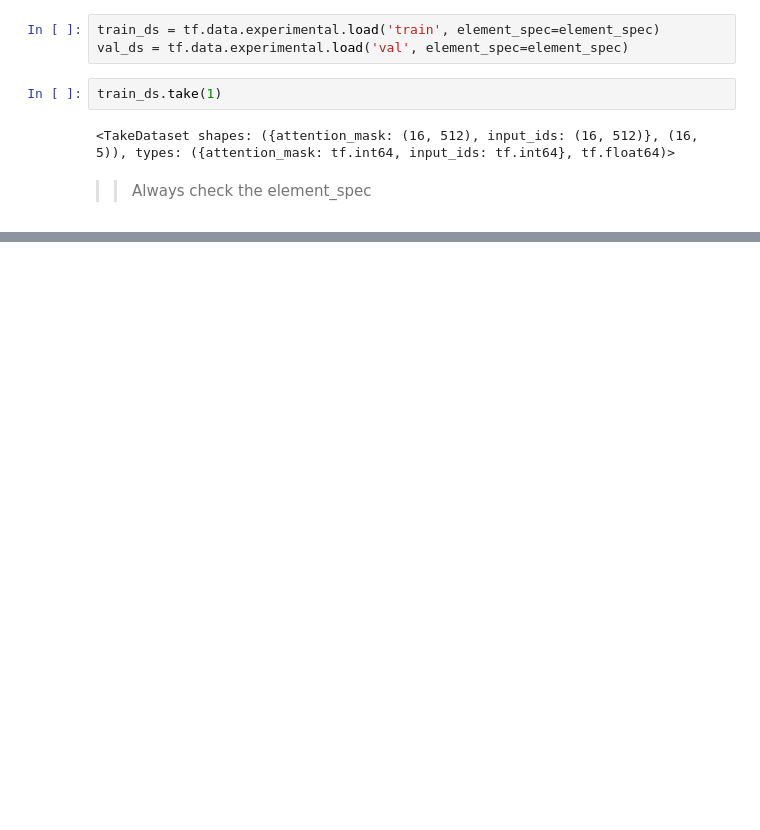
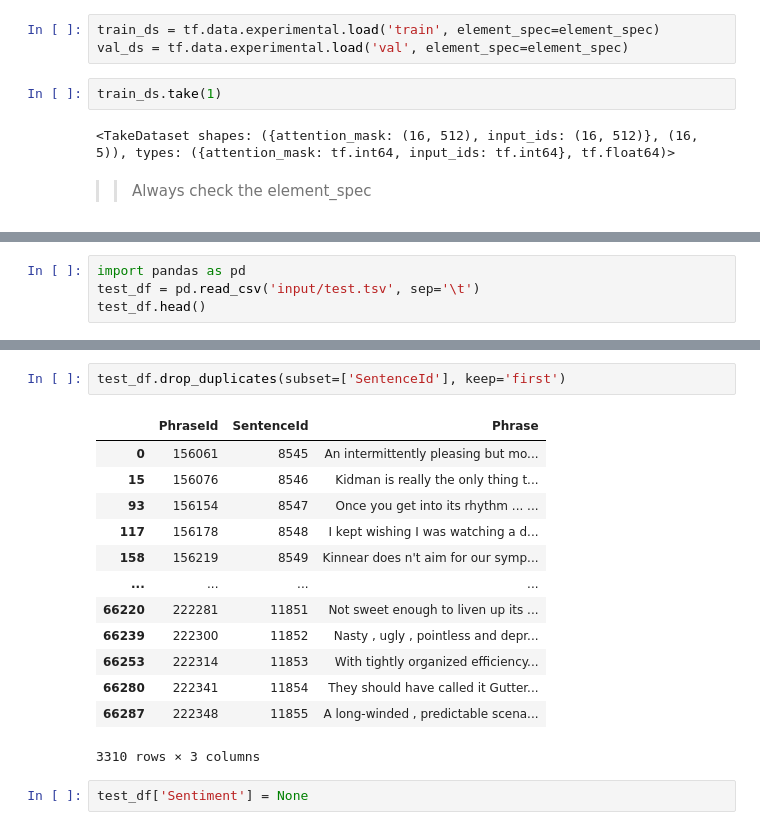
Before and after one commit to SarwarSaif/NLP-with-Transformers, a Jupyter notebook: sentiment-analysis-using-transfromers/Sentiment_Model_with_Tensorflow_and_BERT_using_Kaggle_Dataset.ipynb, the cells around one changed output, grey strips where cells are left out. Cells and saved outputs as stored; diff of their text form; blank space fills up the shorter version.

```diff
--- a/sentiment-analysis-using-transfromers/Sentiment_Model_with_Tensorflow_and_BERT_using_Kaggle_Dataset.ipynb
+++ b/sentiment-analysis-using-transfromers/Sentiment_Model_with_Tensorflow_and_BERT_using_Kaggle_Dataset.ipynb
@@ -327,0 +363,4 @@ model.save('sentiment_model')
+# %%
+import pandas as pd
+test_df = pd.read_csv('input/test.tsv', sep='\t')
+test_df.head()
@@ -327,0 +374,18 @@ model.save('sentiment_model')
+# %%
+test_df.drop_duplicates(subset=['SentenceId'], keep='first')
+# %% [output]
+|  | PhraseId | SentenceId | Phrase |
+| 0 | 156061 | 8545 | An intermittently pleasing but mo... |
+| 15 | 156076 | 8546 | Kidman is really the only thing t... |
+| 93 | 156154 | 8547 | Once you get into its rhythm ... ... |
+| 117 | 156178 | 8548 | I kept wishing I was watching a d... |
+| 158 | 156219 | 8549 | Kinnear does n't aim for our symp... |
+| ... | ... | ... | ... |
+| 66220 | 222281 | 11851 | Not sweet enough to liven up its ... |
+| 66239 | 222300 | 11852 | Nasty , ugly , pointless and depr... |
+| 66253 | 222314 | 11853 | With tightly organized efficiency... |
+| 66280 | 222341 | 11854 | They should have called it Gutter... |
+| 66287 | 222348 | 11855 | A long-winded , predictable scena... |
+3310 rows × 3 columns
+# %%
+test_df['Sentiment'] = None
```
Also changed, not shown: parts of 21 cells of this notebook.
